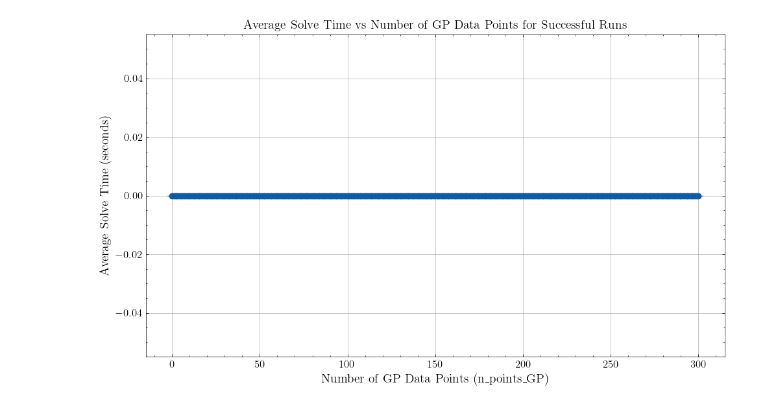
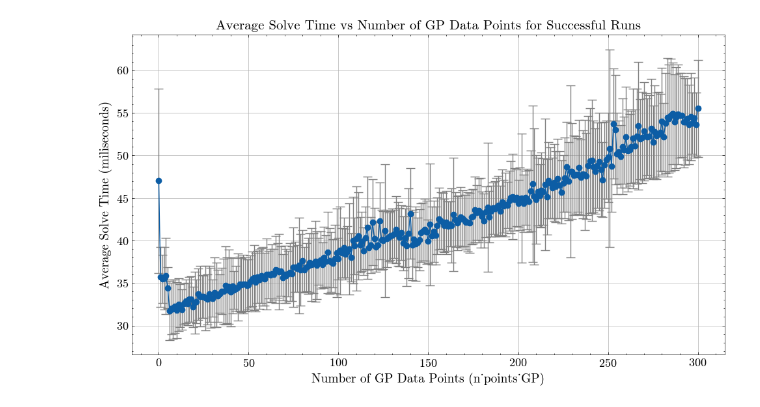
Before and after one commit to albee/smallsat-sim, a Jupyter notebook: smallsat_sim/misc/MC_results.ipynb, the cells around one changed output. Cells and saved outputs as stored; diff of their text form; code cells hidden in the pictures.

Commit message:
Push plotting stuff

```diff
--- a/smallsat_sim/misc/MC_results.ipynb
+++ b/smallsat_sim/misc/MC_results.ipynb
@@ -26,23 +26,19 @@ import matplotlib.pyplot as plt
 from zero_order_gpmpc.models.gpytorch_models.gpytorch_gp import (
     BatchIndependentMultitaskGPModel,
 )
-# %%
-# Define some matplotlib parameters
-# Use LaTeX for rendering text in plots
-mpl.rcParams['text.usetex'] = True
-mpl.rcParams['font.family'] = 'serif'
-mpl.rcParams['font.size'] = 12  # Adjust as needed
-mpl.rcParams['axes.labelsize'] = 14
-mpl.rcParams['axes.titlesize'] = 14
-mpl.rcParams['legend.fontsize'] = 12
-mpl.rcParams['xtick.labelsize'] = 12
-mpl.rcParams['ytick.labelsize'] = 12
+# %%
+mpl.rcParams['font.size'] = 13  # Slightly increase the base font size
+mpl.rcParams['axes.labelsize'] = 14  # Slightly increase axis label size
+mpl.rcParams['axes.titlesize'] = 15  # Slightly increase plot title size
+mpl.rcParams['legend.fontsize'] = 13  # Slightly increase legend font size
+mpl.rcParams['xtick.labelsize'] = 13  # Slightly increase x-tick label size
+mpl.rcParams['ytick.labelsize'] = 13  # Slightly increase y-tick label size
 # %%
 # Create Logger object (needed to load data)
 logger = Logger()
 
 # Load the pandas dataframe
-df = logger.load_log()
+df = logger.load_log("2024-10-22_14-38-46")
 
 # Print some information about the df
 df.shape
@@ -354,34 +422,32 @@ Average & 8 & 0.046465 & 8.479747 & 1.202250 & 0.000710 & 0.008418 \\
 df_successful['n_points_GP'] = pd.to_numeric(df_successful['n_points_GP'], errors='coerce')
 df_successful['solve_time'] = pd.to_numeric(df_successful['solve_time'], errors='coerce')
 
 # Step 2: Remove any rows with NaN values in 'n_points_GP' or 'solve_time'
 df_successful_clean = df_successful.dropna(subset=['n_points_GP', 'solve_time'])
 
 # Step 3: Compute mean and standard deviation of 'solve_time' per 'n_points_GP'
 n_points_gp_stats = df_successful_clean.groupby('n_points_GP')['solve_time'].agg(['mean', 'std', 'count']).reset_index()
 
 # Step 4: Plot 'n_points_GP' vs average 'solve_time' with standard deviation error bars
-import matplotlib.pyplot as plt
-
 plt.figure(figsize=(10, 6))
 
 # Plot with error bars
 plt.errorbar(
     n_points_gp_stats['n_points_GP'],
     n_points_gp_stats['mean'],
     yerr=n_points_gp_stats['std'],
     fmt='o-',  # Format line with circle markers
     capsize=5,  # Adds caps to the error bars
     ecolor='gray',  # Error bar color
     elinewidth=1,  # Error bar line width
     markeredgewidth=1  # Marker edge width
 )
 
 plt.xlabel('Number of GP Data Points (n_points_GP)')
-plt.ylabel('Average Solve Time (seconds)')
+plt.ylabel('Average Solve Time (miliseconds)')
 plt.title('Average Solve Time vs Number of GP Data Points for Successful Runs')
 plt.grid(True)
 plt.tight_layout()
 plt.show()
 # %% [output]
-[figure, old version]
+[figure, new version]
```
Also changed, not shown: parts of 7 cells of this notebook, 5 other files.
